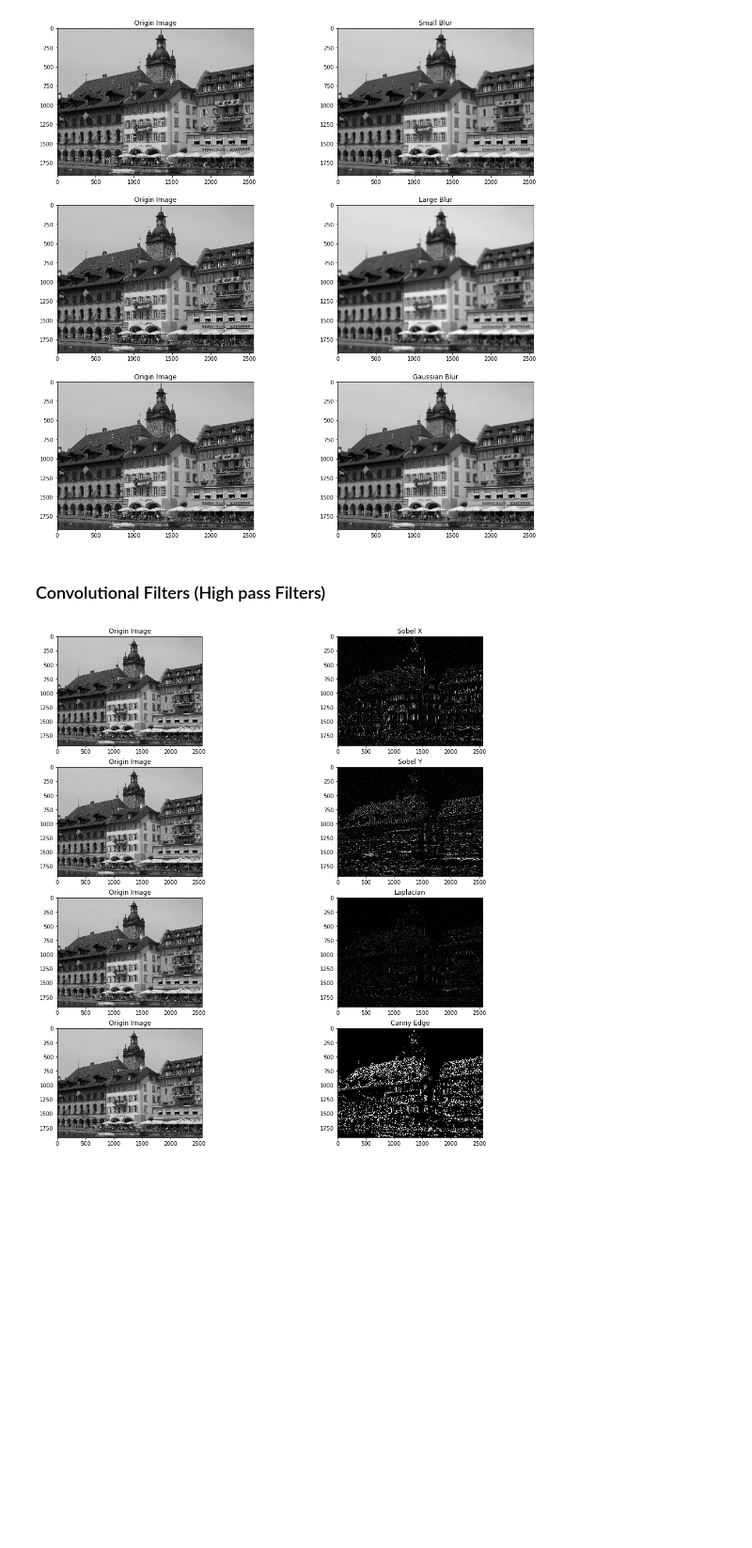
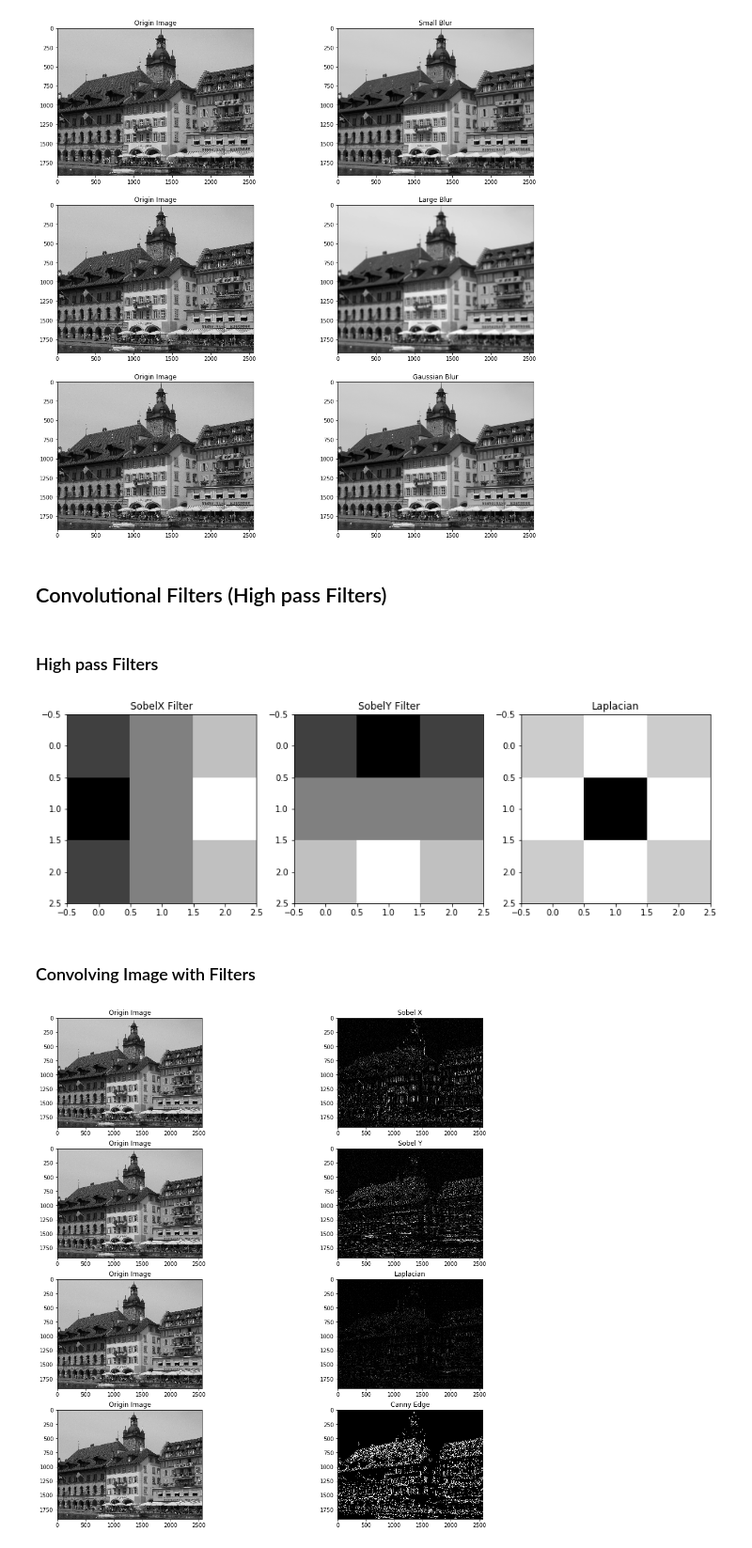
Before and after one commit to Defcon27/Image-Search-using-Parallel-Computing, a Jupyter notebook: ImageFilterVisualizations.ipynb, the cells around one changed output. Shown at 94% size. Cells and saved outputs as stored; diff of their text form; code cells hidden in the pictures; blank space fills up the shorter version.

Commit message:
Added Conv Filters visuals

```diff
--- a/ImageFilterVisualizations.ipynb
+++ b/ImageFilterVisualizations.ipynb
@@ -70,7 +70,31 @@ plt.show()
 # %% [output]
 [figure]
 # %% [markdown]
-### Convolutional Filters (High pass Filters)
+## Convolutional Filters (High pass Filters)
+# %% [markdown]
+### High pass Filters
+# %%
+from ConvolutionalFilters import ConvolutionFilter
+
+image_path="Image_Database/113000.jpg"
+image = cv2.imread(image_path)
+image = cv2.cvtColor(image, cv2.COLOR_BGR2RGB)
+
+high_filters = ConvolutionFilter(image)
+
+
+fig, ax = plt.subplots(1,3, figsize=(14,12))
+ax[0].set_title("SobelX Filter")
+ax[0].imshow(high_filters.sobelX,cmap="gray")
+ax[1].set_title("SobelY Filter")
+ax[1].imshow(high_filters.sobelY, cmap="gray")
+ax[2].set_title("Laplacian")
+ax[2].imshow(high_filters.laplacian, cmap="gray")
+plt.show()
+# %% [output]
+[figure, added]
+# %% [markdown]
+### Convolving Image with Filters
 # %%
 from ConvolutionalFilters import ConvolutionFilter
 
```
Also changed, not shown: parts of 6 cells of this notebook.
